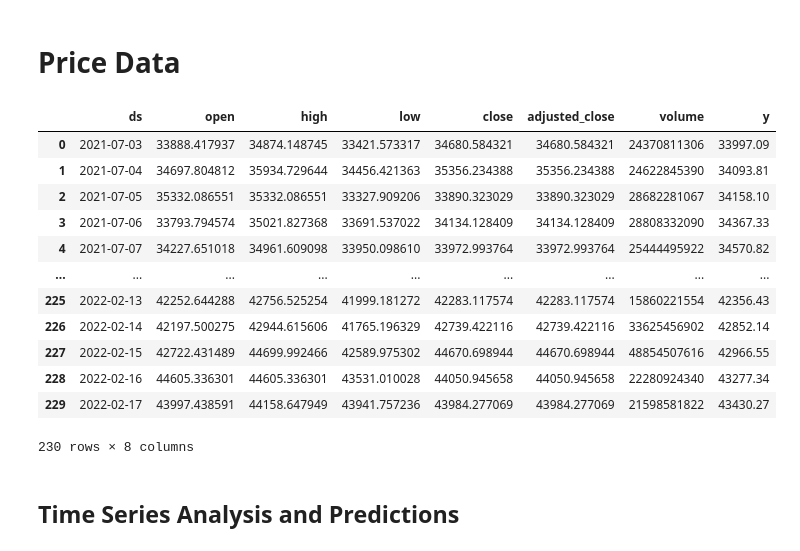
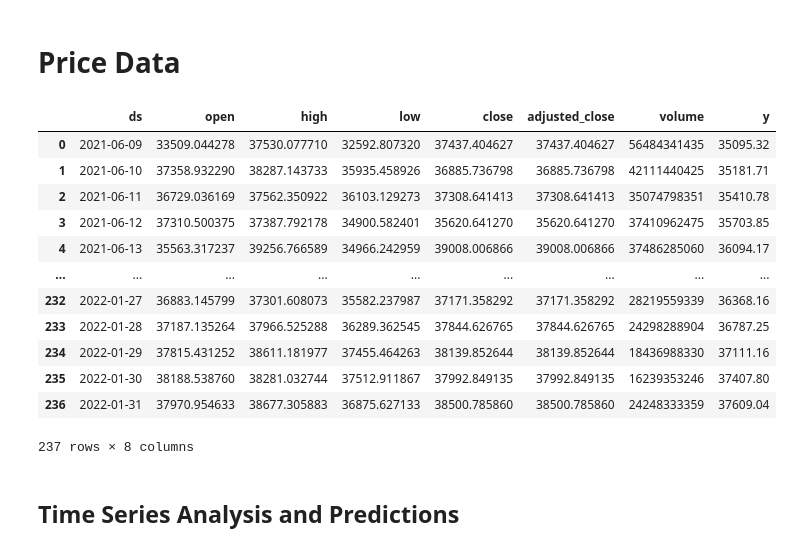
Before and after one commit to marcosan93/Medium-Misc-Tutorials, a Jupyter notebook: Crypto-Tutorials/FBProphet-Twitter-Sentiment.ipynb, the cells around one changed output. Drawn from its saved outputs; the diff is of its cells as text; code cells hidden in the pictures.

Commit message:
added new value to forecasting function

```diff
--- a/Crypto-Tutorials/FBProphet-Twitter-Sentiment.ipynb
+++ b/Crypto-Tutorials/FBProphet-Twitter-Sentiment.ipynb
@@ -76,5 +79,9 @@ def getTweets(search_term, until, limit=20):
 # %%
-df = getTweets("$BTC", "2022-02-17", 20)
+df = getTweets(
+    "$BTC",
+    until="2022-02-17",
+    since="2022-02-15",
+    limit=20)
 # %%
 df
 # %% [output]
@@ -223,9 +255,12 @@ sent_df['sentiment_positions'] = sent_df['sentiment'].apply(
 
 # Filling in missing days with the most recent position value
 date_index = [
-    str(i)[:10] for i in pd.date_range(sent_df.index[0], sent_df.index[-1])
+    i for i in pd.date_range(sent_df.index[0], sent_df.index[-1])
 ]
 
-#sent_df = sent_df.reindex(date_index).fillna(method='ffill')
+sent_df = sent_df.reindex(
+    date_index,
+    method='ffill'
+)
 
-sent_df.index = date_index
+sent_df
@@ -256,28 +311,36 @@ Name: sentiment_positions, dtype: int64
 # %% [markdown]
 # Price Data
 # %%
-def getPrices(ticker, training_days, sent_df, mov_avg):
+def getPrices(ticker, training_days, sent_df, mov_avg, forecast_period):
     """
     Using a sentiment DataFrame to find the first day and trains with the previous
     N days to make predictions that coincide with the sentiment date range.
 
     In order to properly backtest with sentiment, a certain amount of training
-    days need to come before the initial date from the sentiment DF.
+    days need to come before the initial date from the sentiment DF as well
+    as the moving average and forecast period in order to accurately line up
+    with the sentiment DF.
 
     Also prepares the price data for FBProphet.
     """
-    # The first day from the sentiment DF minus the amount of days to train with and moving avg
+    # The first day from the sentiment DF minus the amount of days to train with, moving avg, and forecast period
     ago = datetime.strptime(
-        sent_df.index[0], "%Y-%m-%d"
+        str(sent_df.index[0])[:10], "%Y-%m-%d"
     ) - timedelta(
-        days=training_days+mov_avg
+        days=training_days+mov_avg+forecast_period
+    )
+
+    # The last day of the sentiment DF
+    now = datetime.strptime(
+        str(sent_df.index[-1])[:10], "%Y-%m-%d"
     )
 
     # Getting prices
     prices = pd.DataFrame(
         client.get_prices_eod(
             ticker+"-USD.CC",
-            from_=ago.strftime("%Y-%m-%d")
+            from_=ago.strftime("%Y-%m-%d"),
+            to=now.strftime("%Y-%m-%d")
         )
     )
 
@@ -289,7 +352,7 @@ def getPrices(ticker, training_days, sent_df, mov_avg):
         window=mov_avg
     ).mean().apply(lambda x: round(x, 2))
 
-    # Dropping Nans
+#     # Dropping Nans
     prices.dropna(inplace=True)
 
     # Resetting format for FBP
@@ -299,23 +362,29 @@ def getPrices(ticker, training_days, sent_df, mov_avg):
 
     return prices
 # %%
-prices = getPrices("BTC", 180, sent_df, 10)
+prices = getPrices(
+    "BTC",
+    training_days=200,
+    sent_df=sent_df,
+    mov_avg=5,
+    forecast_period=5
+)
 
 prices
 # %% [output]
 |  | ds | open | high | low | close | adjusted_close | volume | y |
-| 0 | 2021-07-03 | 33888.417937 | 34874.148745 | 33421.573317 | 34680.584321 | 34680.584321 | 24370811306 | 33997.09 |
-| 1 | 2021-07-04 | 34697.804812 | 35934.729644 | 34456.421363 | 35356.234388 | 35356.234388 | 24622845390 | 34093.81 |
-| 2 | 2021-07-05 | 35332.086551 | 35332.086551 | 33327.909206 | 33890.323029 | 33890.323029 | 28682281067 | 34158.10 |
-| 3 | 2021-07-06 | 33793.794574 | 35021.827368 | 33691.537022 | 34134.128409 | 34134.128409 | 28808332090 | 34367.33 |
-| 4 | 2021-07-07 | 34227.651018 | 34961.609098 | 33950.098610 | 33972.993764 | 33972.993764 | 25444495922 | 34570.82 |
+| 0 | 2021-06-09 | 33509.044278 | 37530.077710 | 32592.807320 | 37437.404627 | 37437.404627 | 56484341435 | 35095.32 |
+| 1 | 2021-06-10 | 37358.932290 | 38287.143733 | 35935.458926 | 36885.736798 | 36885.736798 | 42111440425 | 35181.71 |
+| 2 | 2021-06-11 | 36729.036169 | 37562.350922 | 36103.129273 | 37308.641413 | 37308.641413 | 35074798351 | 35410.78 |
+| 3 | 2021-06-12 | 37310.500375 | 37387.792178 | 34900.582401 | 35620.641270 | 35620.641270 | 37410962475 | 35703.85 |
+| 4 | 2021-06-13 | 35563.317237 | 39256.766589 | 34966.242959 | 39008.006866 | 39008.006866 | 37486285060 | 36094.17 |
 | ... | ... | ... | ... | ... | ... | ... | ... | ... |
-| 225 | 2022-02-13 | 42252.644288 | 42756.525254 | 41999.181272 | 42283.117574 | 42283.117574 | 15860221554 | 42356.43 |
-| 226 | 2022-02-14 | 42197.500275 | 42944.615606 | 41765.196329 | 42739.422116 | 42739.422116 | 33625456902 | 42852.14 |
-| 227 | 2022-02-15 | 42722.431489 | 44699.992466 | 42589.975302 | 44670.698944 | 44670.698944 | 48854507616 | 42966.55 |
-| 228 | 2022-02-16 | 44605.336301 | 44605.336301 | 43531.010028 | 44050.945658 | 44050.945658 | 22280924340 | 43277.34 |
-| 229 | 2022-02-17 | 43997.438591 | 44158.647949 | 43941.757236 | 43984.277069 | 43984.277069 | 21598581822 | 43430.27 |
+| 232 | 2022-01-27 | 36883.145799 | 37301.608073 | 35582.237987 | 37171.358292 | 37171.358292 | 28219559339 | 36368.16 |
+| 233 | 2022-01-28 | 37187.135264 | 37966.525288 | 36289.362545 | 37844.626765 | 37844.626765 | 24298288904 | 36787.25 |
+| 234 | 2022-01-29 | 37815.431252 | 38611.181977 | 37455.464263 | 38139.852644 | 38139.852644 | 18436988330 | 37111.16 |
+| 235 | 2022-01-30 | 38188.538760 | 38281.032744 | 37512.911867 | 37992.849135 | 37992.849135 | 16239353246 | 37407.80 |
+| 236 | 2022-01-31 | 37970.954633 | 38677.305883 | 36875.627133 | 38500.785860 | 38500.785860 | 24248333359 | 37609.04 |
-230 rows × 8 columns
+237 rows × 8 columns
 # %% [markdown]
 ## Time Series Analysis and Predictions
 # %%
```
Also changed, not shown: parts of 11 cells of this notebook.
